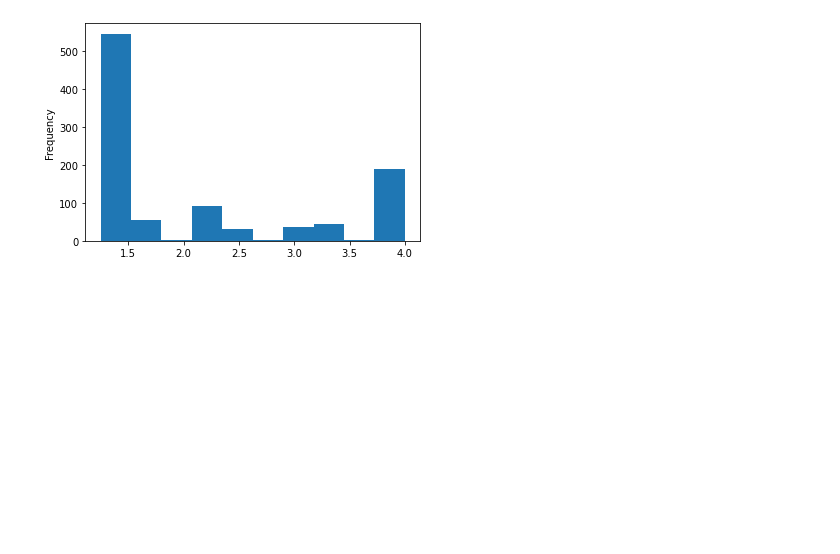
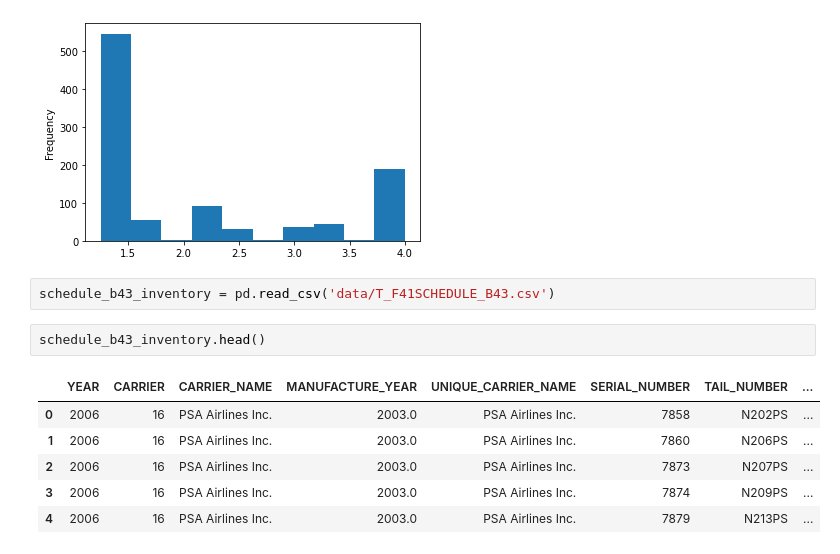
Before and after one commit to SamBen804/Aviation-Recommendations, a Jupyter notebook: Aviation_Recommendations_Exploratory_Analysis.ipynb, the cells around one changed output. Cells and saved outputs as stored; diff of their text form; blank space fills up the shorter version.

```diff
--- a/Aviation_Recommendations_Exploratory_Analysis.ipynb
+++ b/Aviation_Recommendations_Exploratory_Analysis.ipynb
@@ -568,3 +546,14 @@ aviation_addfeature3['Danger.Scale'].iloc[:1000].plot.hist()
 # %% [output]
 <AxesSubplot:ylabel='Frequency'>
 [figure]
+# %%
+schedule_b43_inventory = pd.read_csv('data/T_F41SCHEDULE_B43.csv')
+# %%
+schedule_b43_inventory.head()
+# %% [output]
+|  | YEAR | CARRIER | CARRIER_NAME | MANUFACTURE_YEAR | UNIQUE_CARRIER_NAME | SERIAL_NUMBER | TAIL_NUMBER | ... |
+| 0 | 2006 | 16 | PSA Airlines Inc. | 2003.0 | PSA Airlines Inc. | 7858 | N202PS | ... |
+| 1 | 2006 | 16 | PSA Airlines Inc. | 2003.0 | PSA Airlines Inc. | 7860 | N206PS | ... |
+| 2 | 2006 | 16 | PSA Airlines Inc. | 2003.0 | PSA Airlines Inc. | 7873 | N207PS | ... |
+| 3 | 2006 | 16 | PSA Airlines Inc. | 2003.0 | PSA Airlines Inc. | 7874 | N209PS | ... |
+| 4 | 2006 | 16 | PSA Airlines Inc. | 2003.0 | PSA Airlines Inc. | 7879 | N213PS | ... |
```
Also changed, not shown: parts of 21 cells of this notebook.
